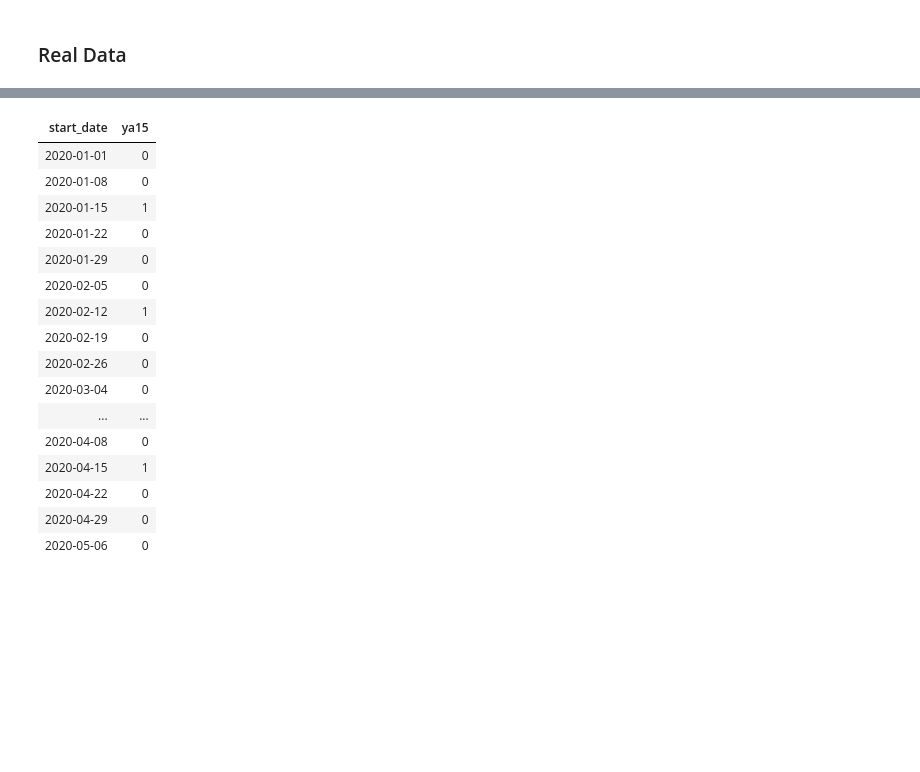
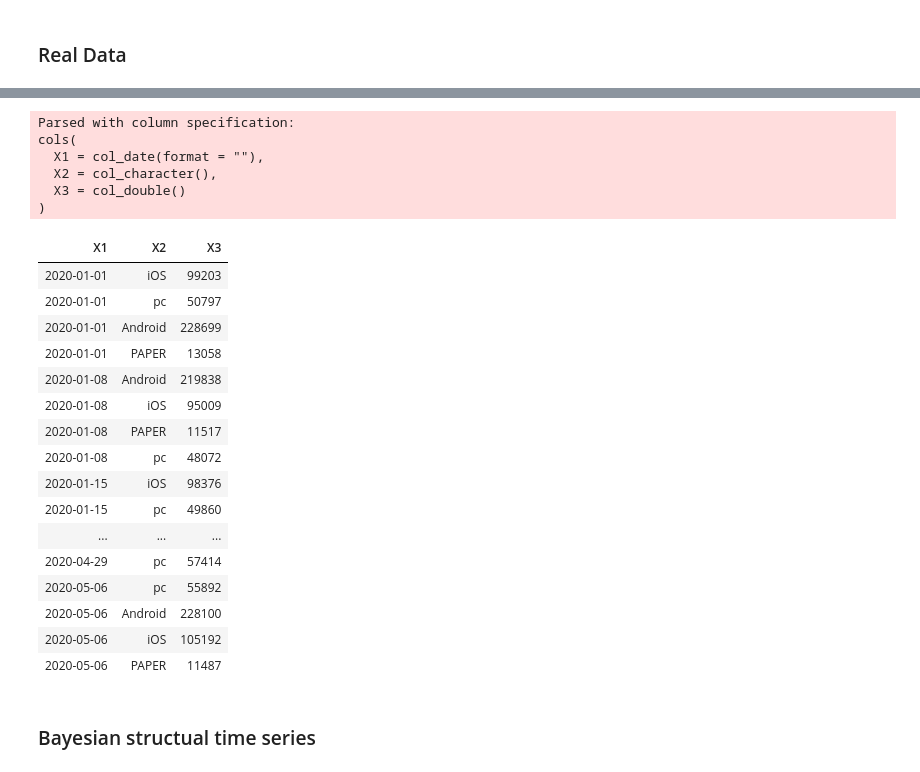
Before and after one commit to Yimdh/progress, a Jupyter notebook: stat/causalInference/[paper]usingCausalInference_Uber/01_interrupted Time Series synthetic control.ipynb, the cells around one changed output, grey strips where cells are left out. Drawn from its saved outputs; the diff is of its cells as text; code cells hidden in the pictures; blank space fills up the shorter version.

```diff
--- a/stat/causalInference/[paper]usingCausalInference_Uber/01_interrupted Time Series synthetic control.ipynb
+++ b/stat/causalInference/[paper]usingCausalInference_Uber/01_interrupted Time Series synthetic control.ipynb
@@ -274,21 +425,30 @@ abline(v=13,lty=2,lwd=2,col='steelblue')
 # %%
 ya15<-raw%>% select(start_date) %>% distinct()
 ya15$ya15 <- c(0,0,1,0,0,0,1,0,0,0,1,0,0,0,0,1,0,0,0)
+uv<-read_csv('uv.csv',col_names=FALSE)
 # %% [output]
+Parsed with column specification:
+cols(
+  X1 = col_date(format = ""),
+  X2 = col_character(),
+  X3 = col_double()
+)
-| start_date | ya15 |
-| 2020-01-01 | 0 |
-| 2020-01-08 | 0 |
-| 2020-01-15 | 1 |
-| 2020-01-22 | 0 |
-| 2020-01-29 | 0 |
-| 2020-02-05 | 0 |
-| 2020-02-12 | 1 |
-| 2020-02-19 | 0 |
-| 2020-02-26 | 0 |
-| 2020-03-04 | 0 |
-| ... | ... |
-| 2020-04-08 | 0 |
-| 2020-04-15 | 1 |
-| 2020-04-22 | 0 |
-| 2020-04-29 | 0 |
-| 2020-05-06 | 0 |
+| X1 | X2 | X3 |
+| 2020-01-01 | iOS | 99203 |
+| 2020-01-01 | pc | 50797 |
+| 2020-01-01 | Android | 228699 |
+| 2020-01-01 | PAPER | 13058 |
+| 2020-01-08 | Android | 219838 |
+| 2020-01-08 | iOS | 95009 |
+| 2020-01-08 | PAPER | 11517 |
+| 2020-01-08 | pc | 48072 |
+| 2020-01-15 | iOS | 98376 |
+| 2020-01-15 | pc | 49860 |
+| ... | ... | ... |
+| 2020-04-29 | pc | 57414 |
+| 2020-05-06 | pc | 55892 |
+| 2020-05-06 | Android | 228100 |
+| 2020-05-06 | iOS | 105192 |
+| 2020-05-06 | PAPER | 11487 |
+# %% [markdown]
+### Bayesian structual time series
```
Also changed, not shown: parts of 18 cells of this notebook.
